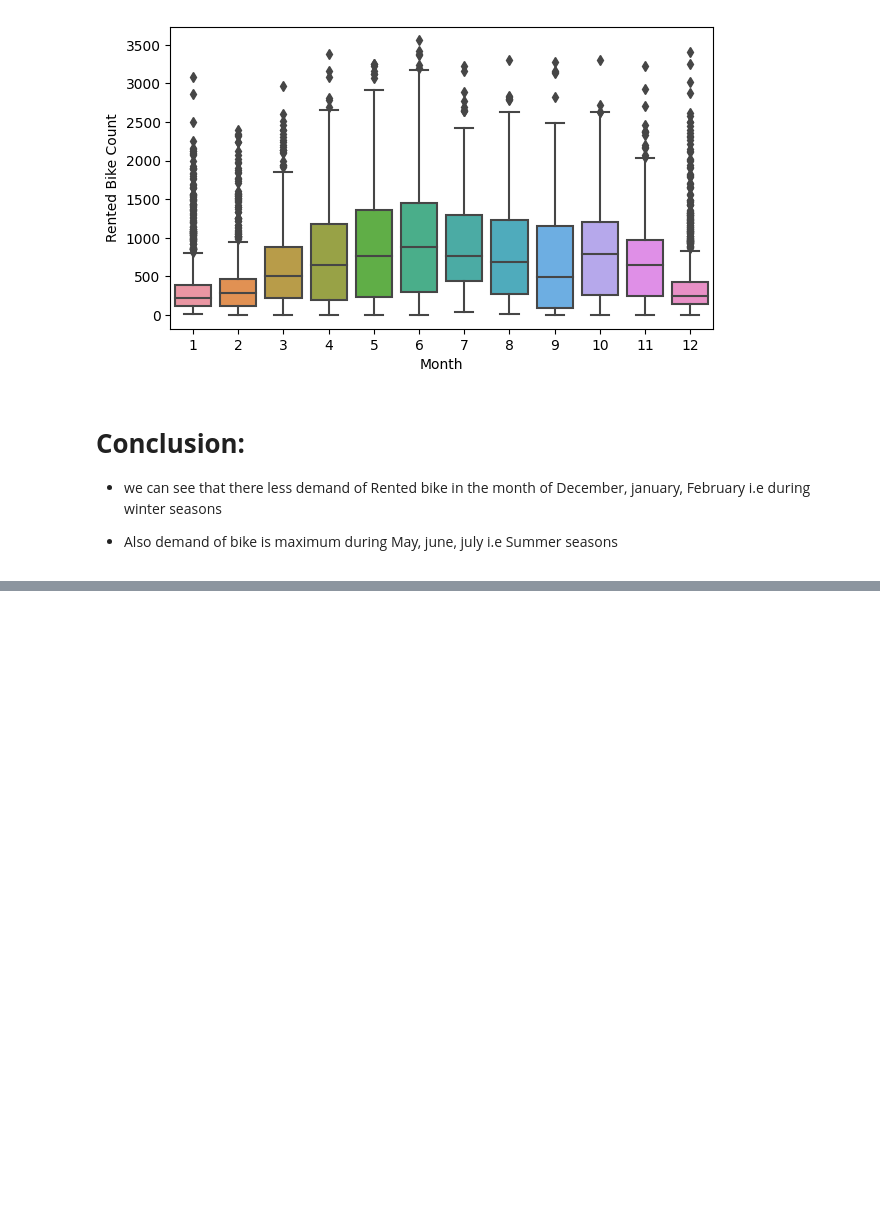
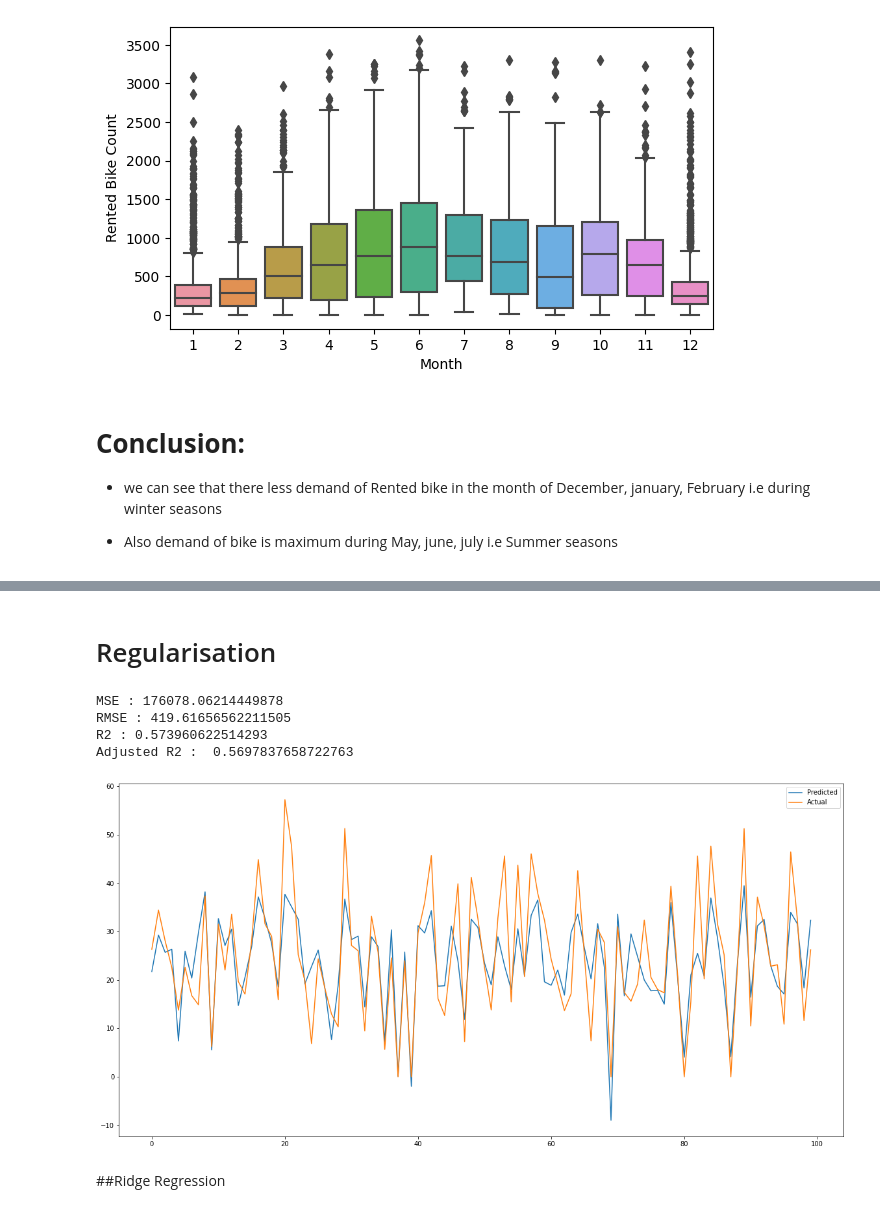
Before and after one commit to Hiteshlko1/Bike-sharing-demand-prediction, a Jupyter notebook: Bike_Sharing_Demand_Prediction_Capstone_Project_Hitesh_Verma.ipynb, the cells around one changed output, grey strips where cells are left out. Drawn from its saved outputs; the diff is of its cells as text; code cells hidden in the pictures; blank space fills up the shorter version.

```diff
--- a/Bike_Sharing_Demand_Prediction_Capstone_Project_Hitesh_Verma.ipynb
+++ b/Bike_Sharing_Demand_Prediction_Capstone_Project_Hitesh_Verma.ipynb
@@ -506,0 +654,18 @@ plt.show()
+# %% [markdown]
+# Regularisation
+# %%
+lasso_model = Lasso()
+#setting the parameters of the lasso model
+parameters = {'alpha': [1e-15,1e-13,1e-10,1e-8,1e-5,1e-4,1e-3,1e-2,1e-1,1,5,10,20,30,40,45,50,55,60,100,0.0014]}
+lasso_grid = GridSearchCV(lasso_model, parameters, scoring='neg_mean_squared_error', cv=5)
+# %%
+# calling train_linear_model to train,fit and evalution of lasso model
+train_linear_model(lasso_grid,X_train,y_train,X_test,y_test)
+# %% [output]
+MSE : 176078.06214449878
+RMSE : 419.61656562211505
+R2 : 0.573960622514293
+Adjusted R2 :  0.5697837658722763
+[figure, added]
+# %% [markdown]
+##Ridge Regression
```
Also changed, not shown: parts of 24 cells of this notebook.
